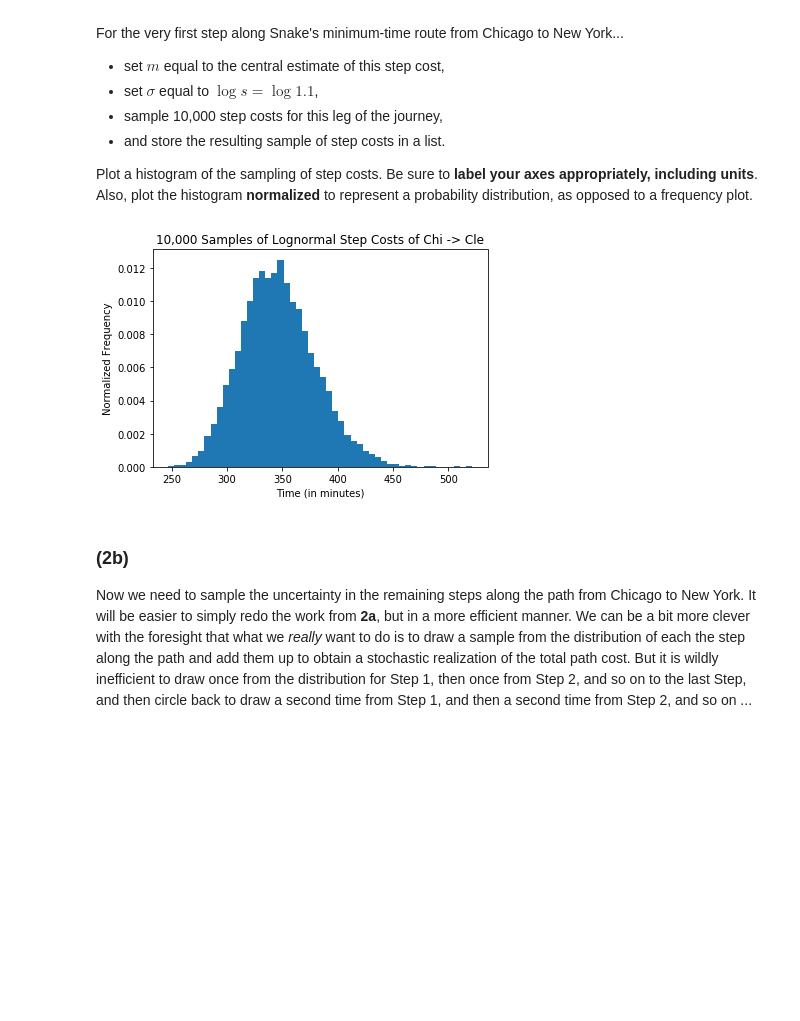
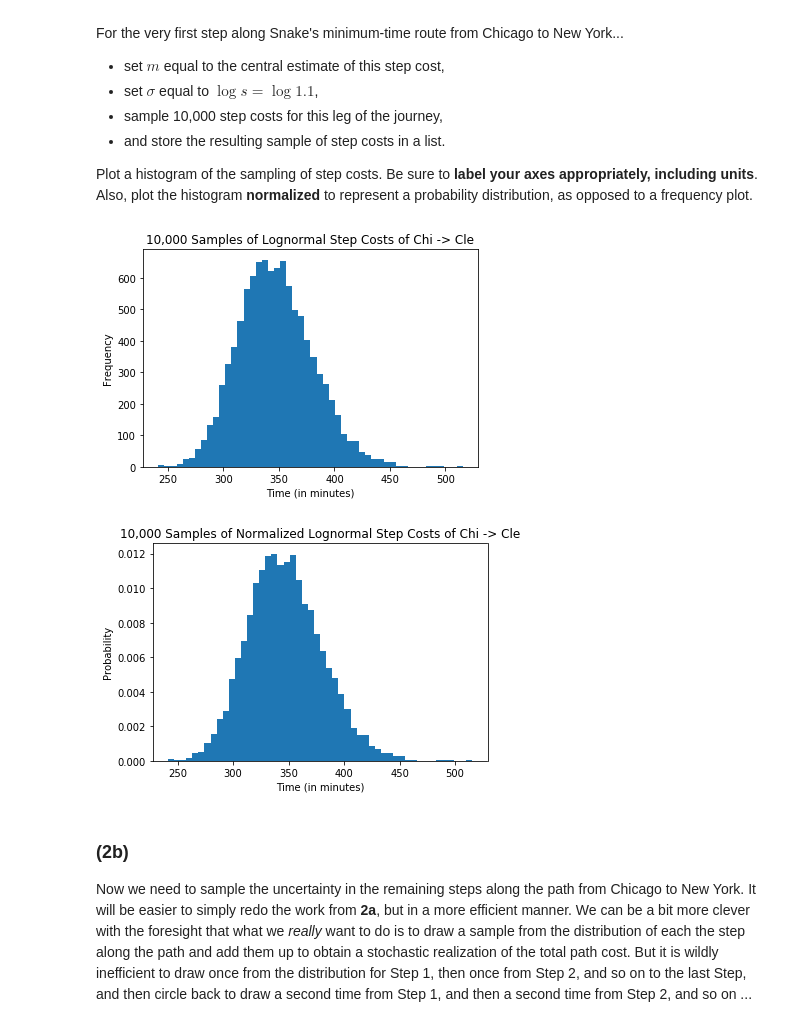
Before and after one commit to BrennonLee/AI, a Jupyter notebook: hw/csci3202_hw02_Brennon_Lee.ipynb, the cells around one changed output. Drawn from its saved outputs; the diff is of its cells as text; code cells hidden in the pictures; blank space fills up the shorter version.

```diff
--- a/hw/csci3202_hw02_Brennon_Lee.ipynb
+++ b/hw/csci3202_hw02_Brennon_Lee.ipynb
@@ -319,20 +319,30 @@ Plot a histogram of the sampling of step costs. Be sure to **label your axes app
 # %%
 m = 345 # First step of Chi -> Cle
 s = 1.1
 sigma = np.log(s)
 mu = np.log(m)
 samples = np.random.lognormal(mu, sigma, 10000)
 
 fig = plt.figure()
 ax = fig.add_subplot(111)
-n, bins, rectangles = ax.hist(samples, 50, normed=True)
+n, bins, rectangles = ax.hist(samples, 50)
 plt.title('10,000 Samples of Lognormal Step Costs of Chi -> Cle')
 plt.xlabel('Time (in minutes)')
-plt.ylabel('Normalized Frequency')
+plt.ylabel('Frequency')
 fig.canvas.draw()
 plt.show()
+
+fig2 = plt.figure()
+ax2 = fig2.add_subplot(111)
+n, bins, rectangles = ax2.hist(samples, 50, normed=True)
+plt.title('10,000 Samples of Normalized Lognormal Step Costs of Chi -> Cle')
+plt.xlabel('Time (in minutes)')
+plt.ylabel('Probability')
+fig.canvas.draw()
+plt.show()
 # %% [output]
-[figure, old version]
+[figure, new version]
+[figure, added]
 # %% [markdown]
 <a id='p2b'></a>
 ### (2b)
```
Also changed, not shown: parts of 8 cells of this notebook.
